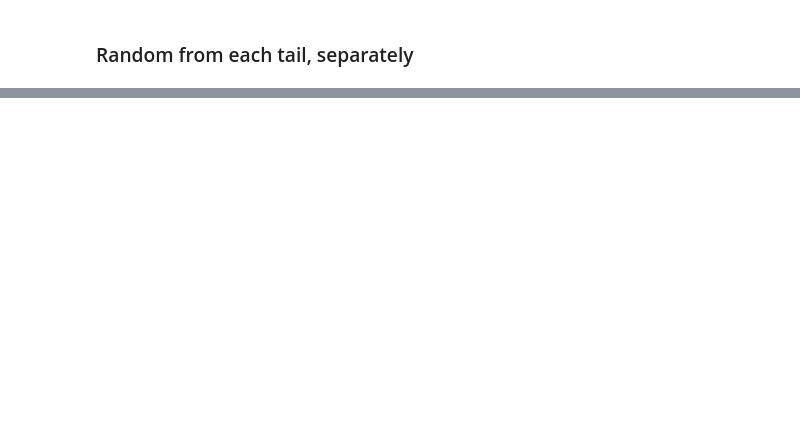
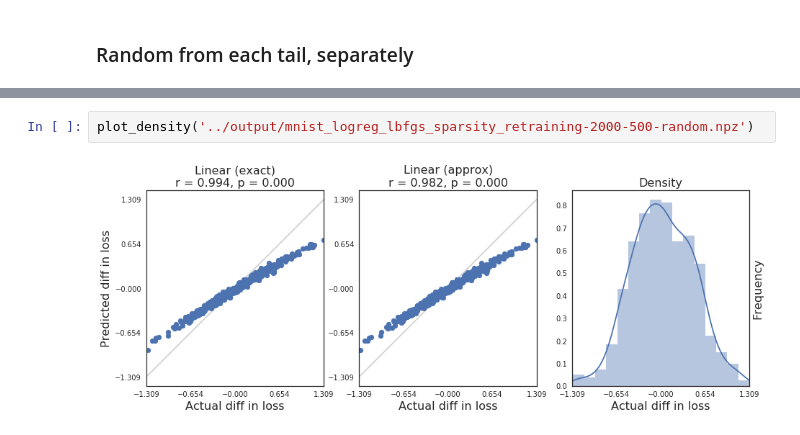
Before and after one commit to kohpangwei/influence-release, a Jupyter notebook: scripts/fig2_approx_sparsity.ipynb, the cells around one changed output, grey strips where cells are left out. Drawn from its saved outputs; the diff is of its cells as text; blank space fills up the shorter version.

```diff
--- a/scripts/fig2_approx_sparsity.ipynb
+++ b/scripts/fig2_approx_sparsity.ipynb
@@ -141,0 +180,4 @@ plot_density('../output/mnist_logreg_lbfgs_sparsity_retraining-500-500-tail_neg.
+# %%
+plot_density('../output/mnist_logreg_lbfgs_sparsity_retraining-2000-500-random.npz')
+# %% [output]
+[figure, added]
```
Also changed, not shown: parts of 21 cells of this notebook, 1 other file.
